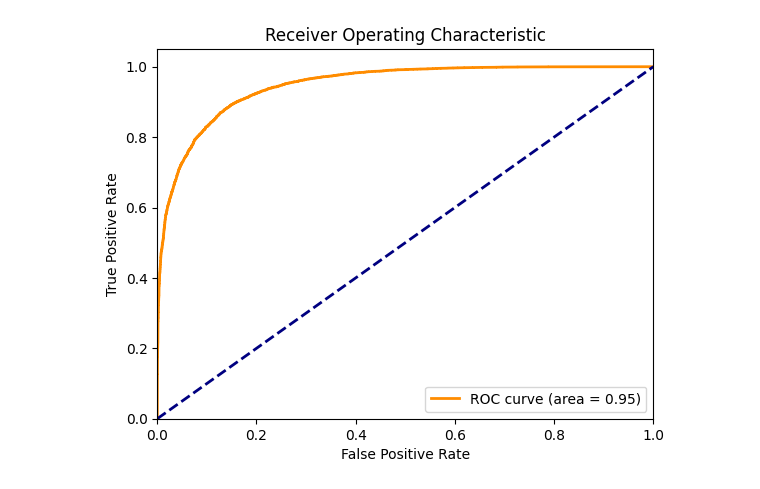
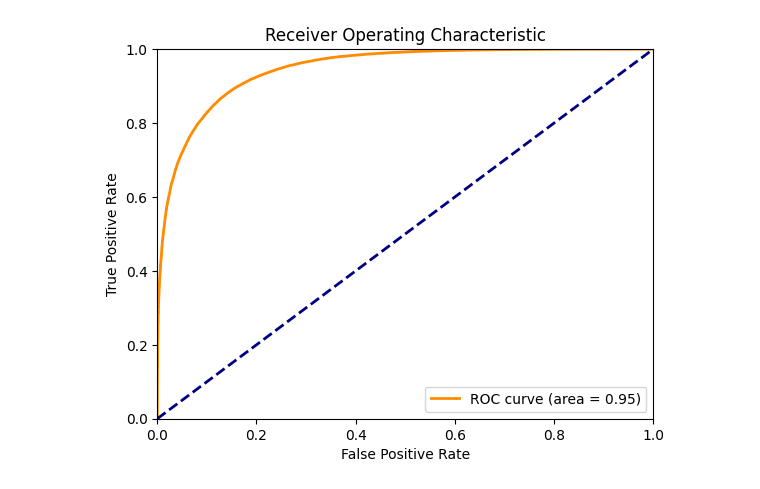
Before and after one commit to wejarrard/tf-binding, a Jupyter notebook: src/training/test.ipynb, the cells around one changed output. Drawn from its saved outputs; the diff is of its cells as text; code cells hidden in the pictures.

```diff
--- a/src/training/test.ipynb
+++ b/src/training/test.ipynb
@@ -4,7 +4,7 @@ import matplotlib.pyplot as plt
 from sklearn.metrics import roc_curve, roc_auc_score
 
 # Load the data into a DataFrame
-df = pd.read_csv("validation_results.bed", sep="\t", header=None)
+df = pd.read_csv("./output/validation_results_all.bed", sep="\t", header=None)
 
 # Columns: chromosome, start, end, cell_line, label, score
 df.columns = ["chromosome", "start", "end", "cell_line", "label", "score"]
@@ -133,29 +133,29 @@ df
 # %%
 
 # Convert the 'label' column to binary format: 'Positive' to 1, 'Negative' to 0
 df['binary_label'] = df['label'].map({'Positive': 1, 'Negative': 0})
 
 # Use the scaled scores and true labels
 y_true = df['binary_label']
 y_scores = df['scaled_score']
 
 # Compute ROC curve and ROC area
 fpr, tpr, _ = roc_curve(y_true, y_scores)
 roc_auc = roc_auc_score(y_true, y_scores)
 
 # Plotting the ROC curve
 plt.figure()
 plt.plot(fpr, tpr, color='darkorange', lw=2, label=f'ROC curve (area = {roc_auc:.2f})')
 plt.plot([0, 1], [0, 1], color='navy', lw=2, linestyle='--')
 plt.xlim([0.0, 1.0])
-plt.ylim([0.0, 1.05])
+plt.ylim([0.0, 1.0])
 plt.xlabel('False Positive Rate')
 plt.ylabel('True Positive Rate')
 plt.title('Receiver Operating Characteristic')
 plt.legend(loc="lower right")
 plt.show()
 # %% [output]
-[figure, old version]
+[figure, new version]
 # %%
 # Path for the output BED file
 output_bed_path = "processed_bed_file.bed"
```
Also changed, not shown: parts of 6 cells of this notebook.
